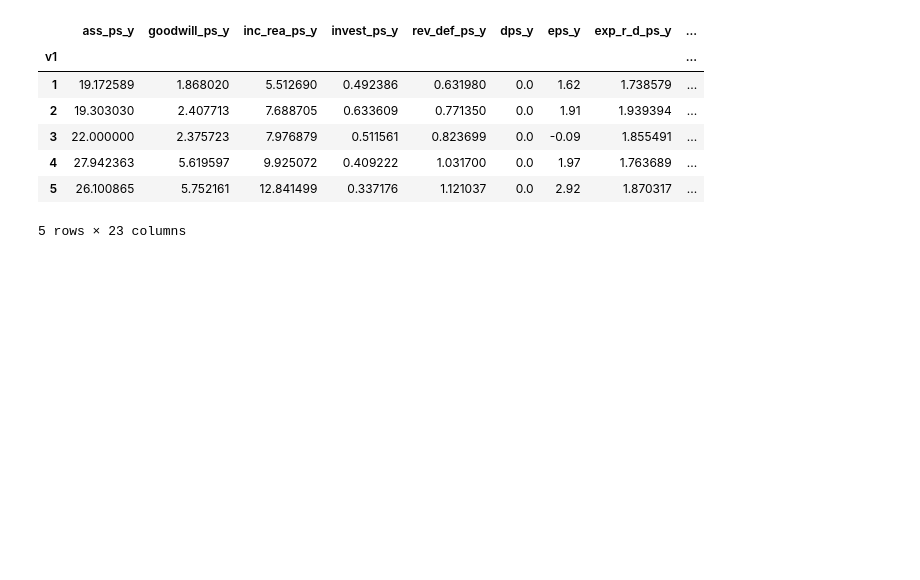
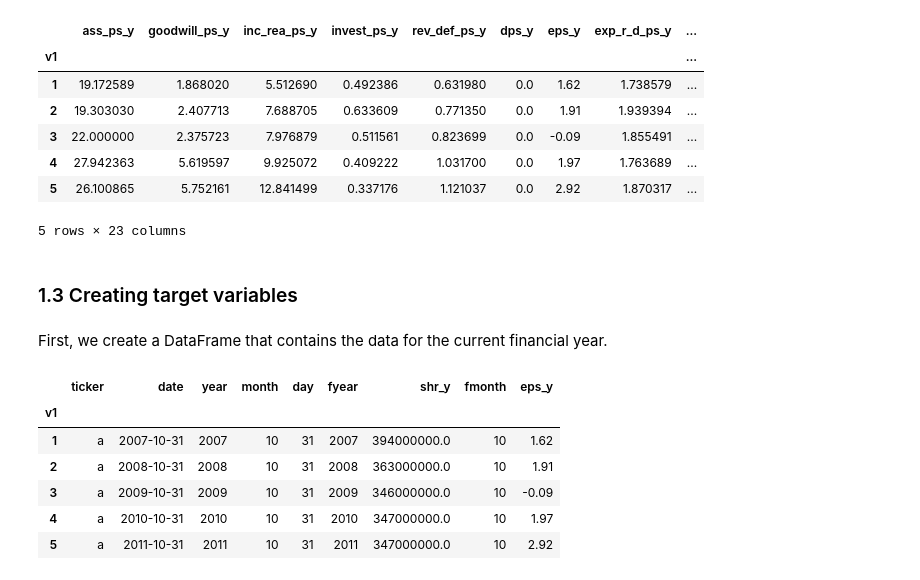
Before and after one commit to mauricebaier/rb_data_exercise, a Jupyter notebook: Assignment.ipynb, the cells around one changed output. Drawn from its saved outputs; the diff is of its cells as text; code cells hidden in the pictures; blank space fills up the shorter version.

```diff
--- a/Assignment.ipynb
+++ b/Assignment.ipynb
@@ -93,3 +94,20 @@ df_predictors.head()
 | 4 | 27.942363 | 5.619597 | 9.925072 | 0.409222 | 1.031700 | 0.0 | 1.97 | 1.763689 | ... |
 | 5 | 26.100865 | 5.752161 | 12.841499 | 0.337176 | 1.121037 | 0.0 | 2.92 | 1.870317 | ... |
 5 rows × 23 columns
+# %% [markdown]
+### 1.3 Creating target variables
+# %% [markdown]
+First, we create a DataFrame that contains the data for the current financial year.
+# %%
+# creating df with target variable & additional features
+
+Y = sp500[['ticker', 'date', 'year', 'month', 'day', 'fyear', 'shr_y','fmonth', 'eps_y']]
+Y.head()
+# %% [output]
+|  | ticker | date | year | month | day | fyear | shr_y | fmonth | eps_y |
+| v1 |  |  |  |  |  |  |  |  |  |
+| 1 | a | 2007-10-31 | 2007 | 10 | 31 | 2007 | 394000000.0 | 10 | 1.62 |
+| 2 | a | 2008-10-31 | 2008 | 10 | 31 | 2008 | 363000000.0 | 10 | 1.91 |
+| 3 | a | 2009-10-31 | 2009 | 10 | 31 | 2009 | 346000000.0 | 10 | -0.09 |
+| 4 | a | 2010-10-31 | 2010 | 10 | 31 | 2010 | 347000000.0 | 10 | 1.97 |
+| 5 | a | 2011-10-31 | 2011 | 10 | 31 | 2011 | 347000000.0 | 10 | 2.92 |
```
Also changed, not shown: parts of 12 cells of this notebook.
